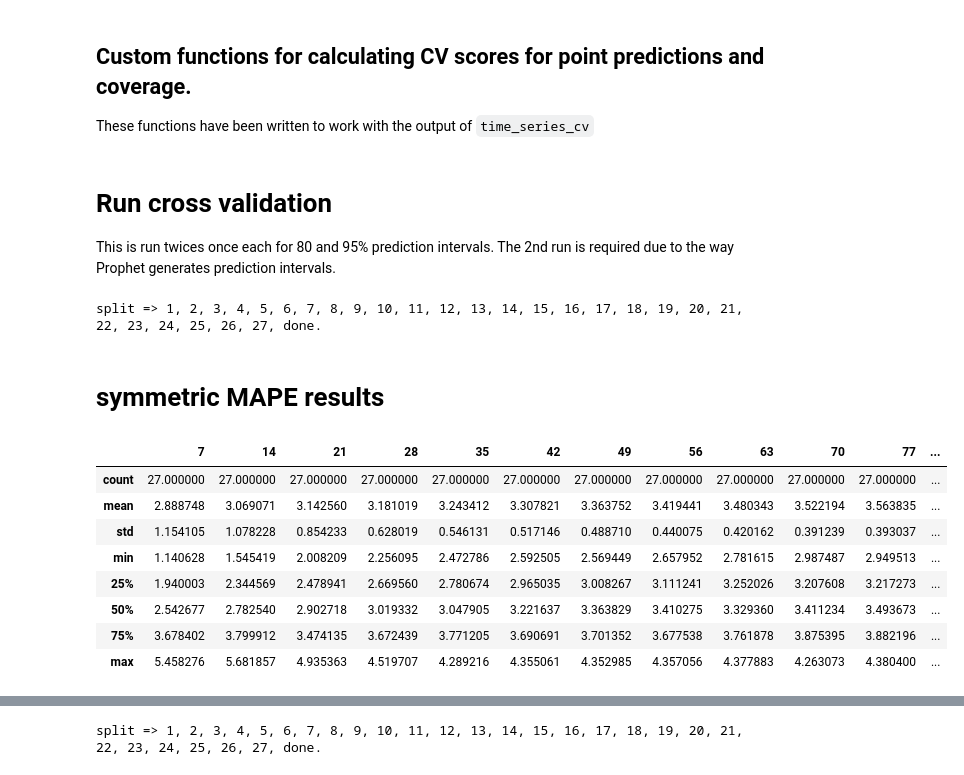
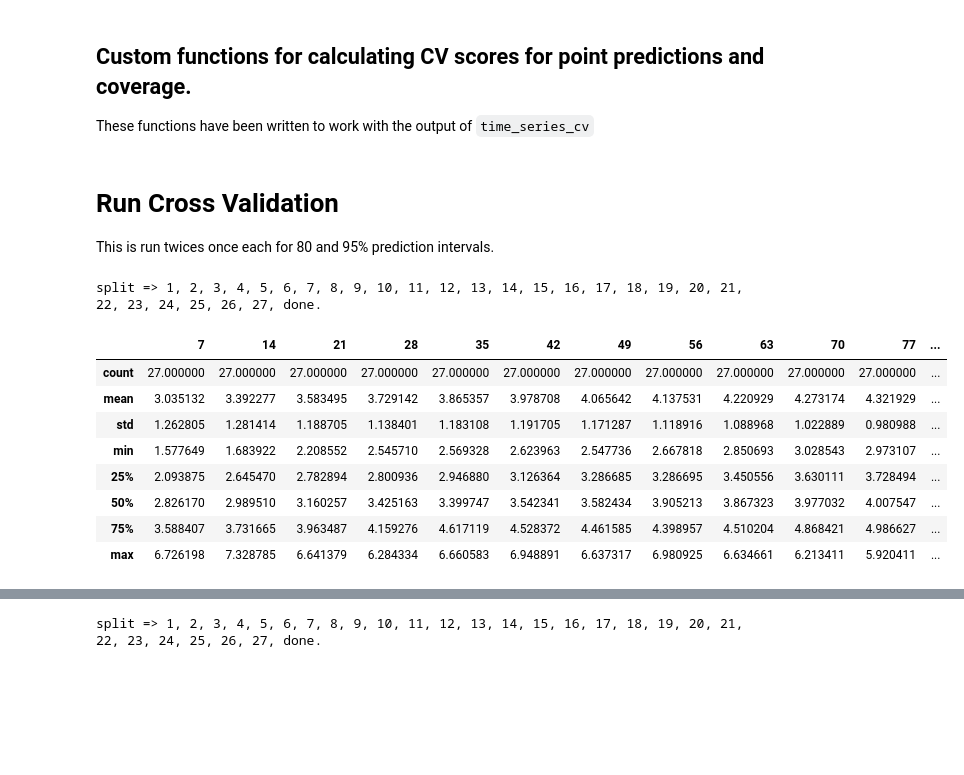
Before and after one commit to TomMonks/swast-benchmarking, a Jupyter notebook: analysis/model_selection/stage1/arima-tscv.ipynb, the cells around one changed output, grey strips where cells are left out. Cells and saved outputs as stored; diff of their text form; code cells hidden in the pictures; blank space fills up the shorter version.

Commit message:
STAGE1: added auto_arima tscv

```diff
--- a/analysis/model_selection/stage1/ensemble-tscv.ipynb
+++ b/analysis/model_selection/stage1/arima-tscv.ipynb
@@ -82,11 +55,13 @@ def pre_process_daily_data(path, index_col, by_col,
     and pivot to wide format so that there is a single
     colmumn for each regions time series.
     '''
-    df = pd.read_csv(path, index_col=index_col, parse_dates=True, dayfirst=dayfirst)
+    df = pd.read_csv(path, index_col=index_col, parse_dates=True,
+                     dayfirst=dayfirst)
     df.columns = map(str.lower, df.columns)
     df.index.rename(str(df.index.name).lower(), inplace=True)
 
-    clean_table = pd.pivot_table(df, values=values.lower(), index=[index_col.lower()],
+    clean_table = pd.pivot_table(df, values=values.lower(),
+                                 index=[index_col.lower()],
                                  columns=[by_col.lower()], aggfunc=np.sum)
 
     clean_table.index.freq = 'D'
@@ -431,17 +249,15 @@ def time_series_cv(model, train, val, horizons, alpha=0.2, step=1):
     --------
     model - forecasting model
 
+    error_func - function to measure forecast error
+
     train - np.array - vector of training data
 
     val - np.array - vector of validation data
 
     horizon - list of ints, forecast horizon e.g. [7, 14, 28] days
 
-    alpha - float, optional (default=0.2)
-        1 - alpha prediction interval specification
-
-    step -- int, optional (default=1)
-            step taken in cross validation
+    step -- step taken in cross validation
             e.g. 1 in next cross validation training data includes next point
             from the validation set.
             e.g. 7 in the next cross validation training data includes next 7 points
@@ -449,17 +265,11 @@ def time_series_cv(model, train, val, horizons, alpha=0.2, step=1):
 
     Returns:
     -------
-    np.array, np.array, np.array
-        - cv_preds, cv_test, cv_intervals
+    np.array - vector of forecast errors from the CVs.
     '''
-
-    #point forecasts
-    cv_preds = []
-    #ground truth observations
-    cv_actuals = []
-    #prediction intervals
-    cv_pis = []
-
+    cv_preds = [] #mean forecast
+    cv_actuals = [] # actuals
+    cv_pis = [] #prediction intervals
     split = 0
 
     print('split => ', end="")
@@ -474,11 +284,11 @@ def time_series_cv(model, train, val, horizons, alpha=0.2, step=1):
         preds, pis = model.predict(horizon=len(val[i:i+max(horizons)]),
                                    return_conf_int=True,
                                    alpha=alpha)
+
         cv_h_preds = []
         cv_test = []
         cv_h_pis = []
 
-        #sub horizon calculations
         for h in horizons:
             #store the h-step prediction
             cv_h_preds.append(preds[:h])
@@ -632,14 +425,12 @@ def get_ensemble(meta_learner=None, fb_interval=0.8):
 # %% [markdown]
-# Run cross validation
+# Run Cross Validation
 
-This is run twices once each for 80 and 95% prediction intervals.  The 2nd run is required due to the way Prophet generates prediction intervals.
+This is run twices once each for 80 and 95% prediction intervals.
 # %%
+model = ARIMAWrapper(order=(1,1,3), seasonal_order=(1,0,1,7),
+                     training_index=train.index )
 horizons = [7, 14, 21, 28, 35, 42, 49, 56, 63, 70, 77, 84, 365]
-model = get_ensemble()
-
 results = time_series_cv(model, train[REGION], val[REGION], horizons,
                          alpha=0.2, step=7)
 # %% [output]
 split => 1, 2, 3, 4, 5, 6, 7, 8, 9, 10, 11, 12, 13, 14, 15, 16, 17, 18, 19, 20, 21, 22, 23, 24, 25, 26, 27, done.
-# %% [markdown]
-# symmetric MAPE results
@@ -646,19 +439,20 @@ split => 1, 2, 3, 4, 5, 6, 7, 8, 9, 10, 11, 12, 13, 14, 15, 16, 17, 18, 19, 20,
 # %%
-cv_preds, cv_test, cv_intervals = results
-cv_errors = forecast_errors_cv(cv_preds, cv_test, smape)
+#CV point predictions smape
+cv_errors = forecast_errors_cv(cv_preds, cv_test,
+                               symmetric_mean_absolute_percentage_error)
 df = pd.DataFrame(cv_errors)
 df.columns = horizons
 df.describe()
 # %% [output]
 |  | 7 | 14 | 21 | 28 | 35 | 42 | 49 | 56 | 63 | 70 | 77 | ... |
 | count | 27.000000 | 27.000000 | 27.000000 | 27.000000 | 27.000000 | 27.000000 | 27.000000 | 27.000000 | 27.000000 | 27.000000 | 27.000000 | ... |
-| mean | 2.888748 | 3.069071 | 3.142560 | 3.181019 | 3.243412 | 3.307821 | 3.363752 | 3.419441 | 3.480343 | 3.522194 | 3.563835 | ... |
-| std | 1.154105 | 1.078228 | 0.854233 | 0.628019 | 0.546131 | 0.517146 | 0.488710 | 0.440075 | 0.420162 | 0.391239 | 0.393037 | ... |
-| min | 1.140628 | 1.545419 | 2.008209 | 2.256095 | 2.472786 | 2.592505 | 2.569449 | 2.657952 | 2.781615 | 2.987487 | 2.949513 | ... |
-| 25% | 1.940003 | 2.344569 | 2.478941 | 2.669560 | 2.780674 | 2.965035 | 3.008267 | 3.111241 | 3.252026 | 3.207608 | 3.217273 | ... |
-| 50% | 2.542677 | 2.782540 | 2.902718 | 3.019332 | 3.047905 | 3.221637 | 3.363829 | 3.410275 | 3.329360 | 3.411234 | 3.493673 | ... |
-| 75% | 3.678402 | 3.799912 | 3.474135 | 3.672439 | 3.771205 | 3.690691 | 3.701352 | 3.677538 | 3.761878 | 3.875395 | 3.882196 | ... |
-| max | 5.458276 | 5.681857 | 4.935363 | 4.519707 | 4.289216 | 4.355061 | 4.352985 | 4.357056 | 4.377883 | 4.263073 | 4.380400 | ... |
+| mean | 3.035132 | 3.392277 | 3.583495 | 3.729142 | 3.865357 | 3.978708 | 4.065642 | 4.137531 | 4.220929 | 4.273174 | 4.321929 | ... |
+| std | 1.262805 | 1.281414 | 1.188705 | 1.138401 | 1.183108 | 1.191705 | 1.171287 | 1.118916 | 1.088968 | 1.022889 | 0.980988 | ... |
+| min | 1.577649 | 1.683922 | 2.208552 | 2.545710 | 2.569328 | 2.623963 | 2.547736 | 2.667818 | 2.850693 | 3.028543 | 2.973107 | ... |
+| 25% | 2.093875 | 2.645470 | 2.782894 | 2.800936 | 2.946880 | 3.126364 | 3.286685 | 3.286695 | 3.450556 | 3.630111 | 3.728494 | ... |
+| 50% | 2.826170 | 2.989510 | 3.160257 | 3.425163 | 3.399747 | 3.542341 | 3.582434 | 3.905213 | 3.867323 | 3.977032 | 4.007547 | ... |
+| 75% | 3.588407 | 3.731665 | 3.963487 | 4.159276 | 4.617119 | 4.528372 | 4.461585 | 4.398957 | 4.510204 | 4.868421 | 4.986627 | ... |
+| max | 6.726198 | 7.328785 | 6.641379 | 6.284334 | 6.660583 | 6.948891 | 6.637317 | 6.980925 | 6.634661 | 6.213411 | 5.920411 | ... |
 # %%
 #output sMAPE results to file
 metric = 'smape'
```
Also changed, not shown: parts of 52 cells of this notebook, 6 other files.
